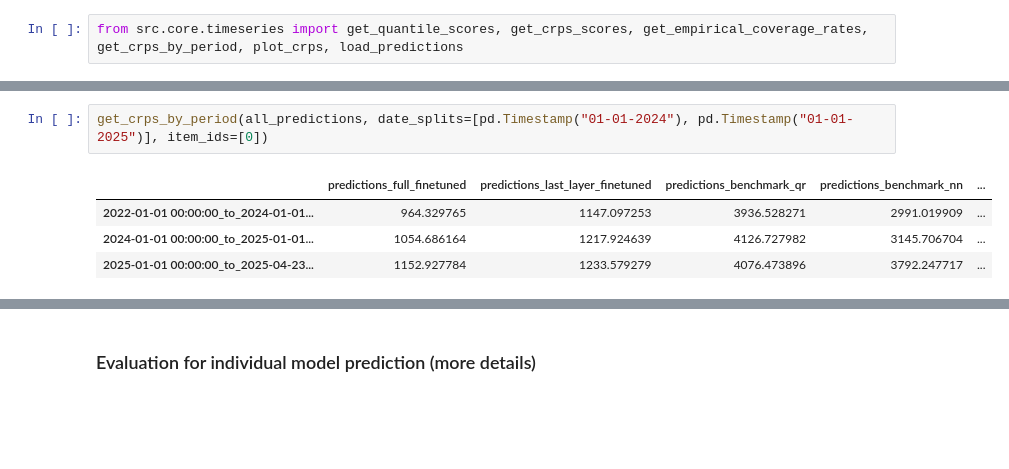
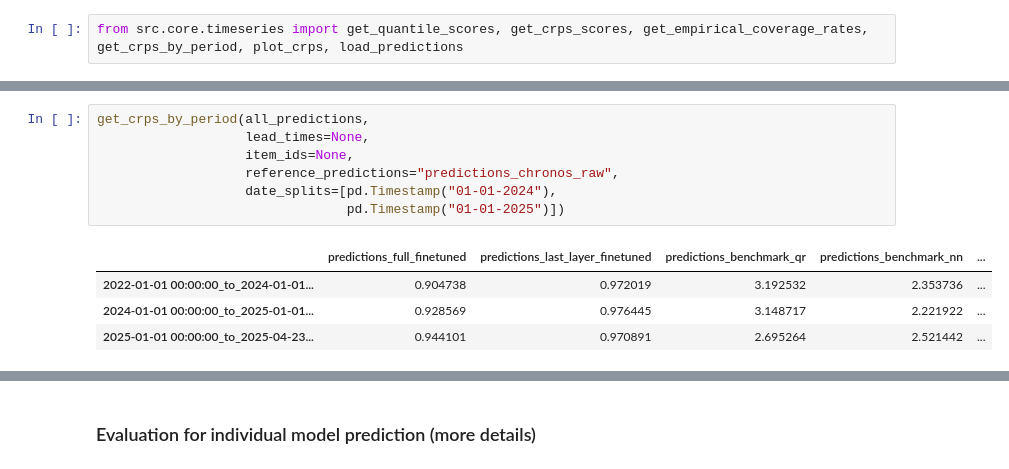
Before and after one commit to LouisSko/master-thesis, a Jupyter notebook: notebook.ipynb, the cells around one changed output, grey strips where cells are left out. Saved outputs shown, nothing was run; the diff lists cells and outputs as text; blank space fills up the shorter version.

```diff
--- a/notebook.ipynb
+++ b/notebook.ipynb
@@ -525,7 +499,12 @@ get_crps_scores(all_predictions)
 # %%
-get_crps_by_period(all_predictions, date_splits=[pd.Timestamp("01-01-2024"), pd.Timestamp("01-01-2025")], item_ids=[0])
+get_crps_by_period(all_predictions,
+                   lead_times=None,
+                   item_ids=None,
+                   reference_predictions="predictions_chronos_raw",
+                   date_splits=[pd.Timestamp("01-01-2024"),
+                                pd.Timestamp("01-01-2025")])
 # %% [output]
 |  | predictions_full_finetuned | predictions_last_layer_finetuned | predictions_benchmark_qr | predictions_benchmark_nn | ... |
-| 2022-01-01 00:00:00_to_2024-01-01... | 964.329765 | 1147.097253 | 3936.528271 | 2991.019909 | ... |
-| 2024-01-01 00:00:00_to_2025-01-01... | 1054.686164 | 1217.924639 | 4126.727982 | 3145.706704 | ... |
-| 2025-01-01 00:00:00_to_2025-04-23... | 1152.927784 | 1233.579279 | 4076.473896 | 3792.247717 | ... |
+| 2022-01-01 00:00:00_to_2024-01-01... | 0.904738 | 0.972019 | 3.192532 | 2.353736 | ... |
+| 2024-01-01 00:00:00_to_2025-01-01... | 0.928569 | 0.976445 | 3.148717 | 2.221922 | ... |
+| 2025-01-01 00:00:00_to_2025-04-23... | 0.944101 | 0.970891 | 2.695264 | 2.521442 | ... |
```
Also changed, not shown: parts of 13 cells of this notebook.
